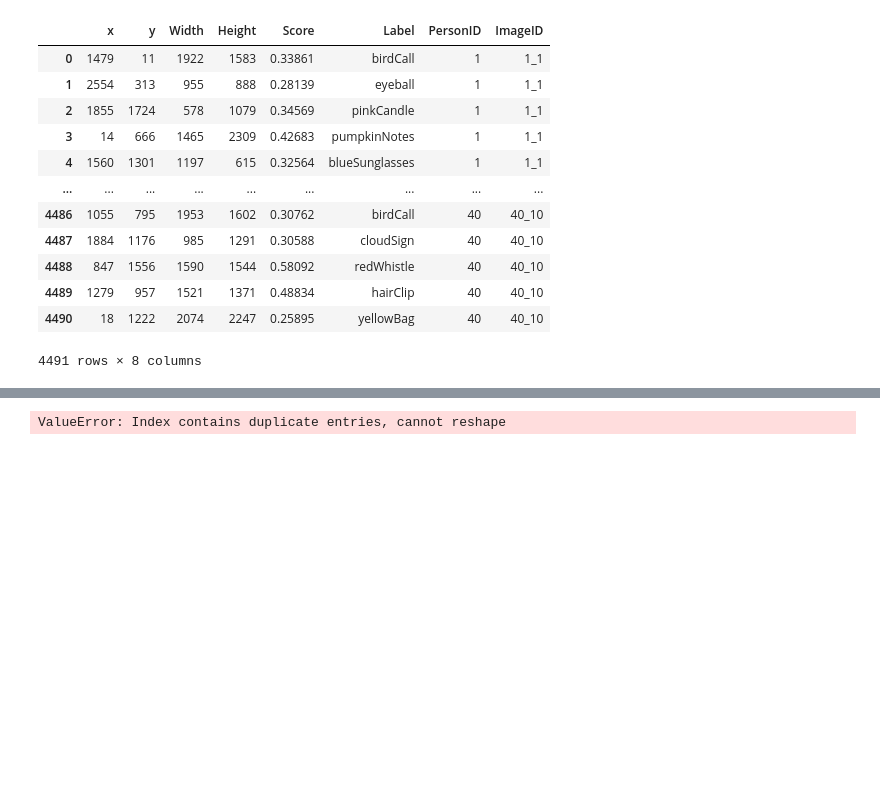
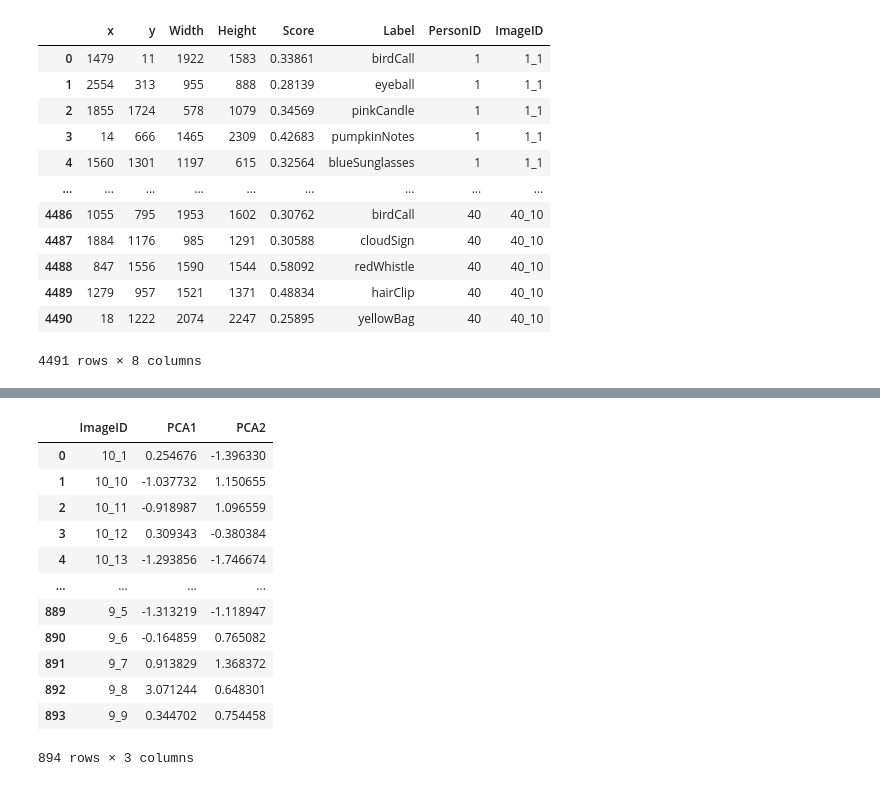
Before and after one commit to Rubeshih/VAST2020_MC2, a Jupyter notebook: MC2.ipynb, the cells around one changed output, grey strips where cells are left out. Saved outputs shown, nothing was run; the diff lists cells and outputs as text; code cells hidden in the pictures; blank space fills up the shorter version.

```diff
--- a/MC2.ipynb
+++ b/MC2.ipynb
@@ -118,5 +130,39 @@ NameError: name 'load_FineData' is not defined
-# %%
-pivot = Df.pivot(index='ImageID', columns='Label', values='Score')
-pivot
-# %% [output]
-ValueError: Index contains duplicate entries, cannot reshape
+# %%
+# Find PCA and Save result
+import numpy as np
+from sklearn import preprocessing
+from sklearn import decomposition
+
+pivot = Df.pivot(index='ImageID', columns='Label', values='Score').fillna(0.0).astype(np.float)
+pivot.shape
+
+target = pd.DataFrame(pivot.index)
+
+X = pivot.to_numpy()
+X = preprocessing.scale(X)
+
+pca = decomposition.PCA(n_components=2)
+X_r = pca.fit_transform(X)
+
+pca_df = pd.DataFrame(X_r, columns=['PCA1', 'PCA2'])
+pca_df.head()
+
+pca_df.to_csv('PCA.csv', encoding='unicode_escape')
+# %%
+# Concat Target and PCA
+res = pd.concat([target,pca_df], axis=1)
+res
+# %% [output]
+|  | ImageID | PCA1 | PCA2 |
+| 0 | 10_1 | 0.254676 | -1.396330 |
+| 1 | 10_10 | -1.037732 | 1.150655 |
+| 2 | 10_11 | -0.918987 | 1.096559 |
+| 3 | 10_12 | 0.309343 | -0.380384 |
+| 4 | 10_13 | -1.293856 | -1.746674 |
+| ... | ... | ... | ... |
+| 889 | 9_5 | -1.313219 | -1.118947 |
+| 890 | 9_6 | -0.164859 | 0.765082 |
+| 891 | 9_7 | 0.913829 | 1.368372 |
+| 892 | 9_8 | 3.071244 | 0.648301 |
+| 893 | 9_9 | 0.344702 | 0.754458 |
+894 rows × 3 columns
```
Also changed, not shown: parts of 2 cells of this notebook, 2 other files.
